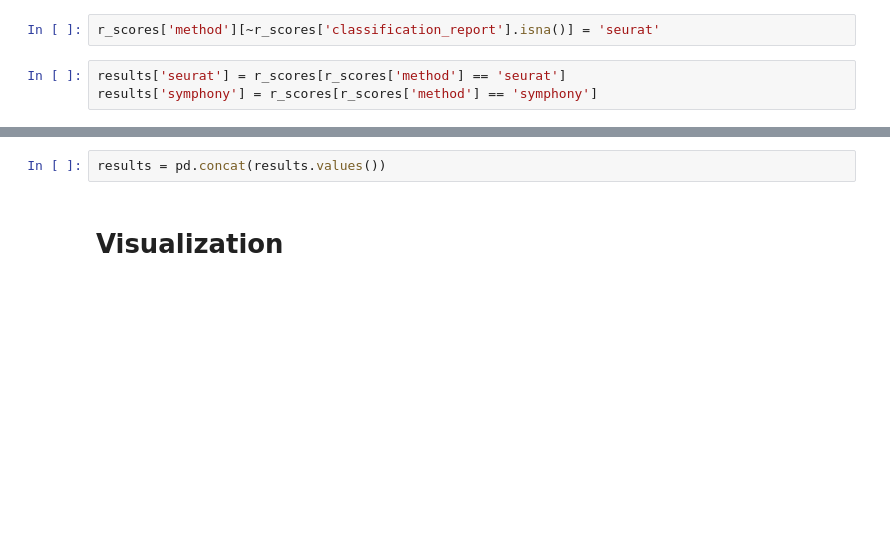
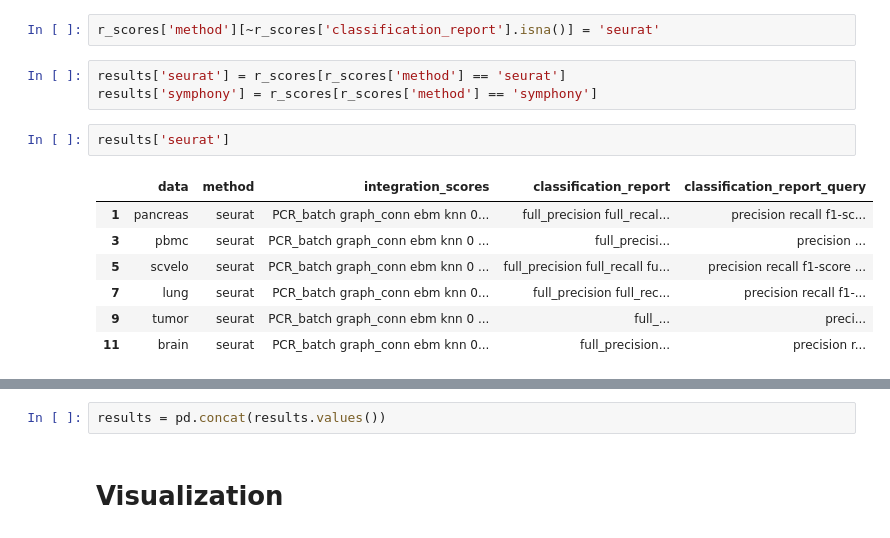
Before and after one commit to theislab/scPoli_reproduce, a Jupyter notebook: benchmarks/Benchmarks.ipynb, the cells around one changed output, grey strips where cells are left out. Cells and saved outputs as stored; diff of their text form; blank space fills up the shorter version.

```diff
--- a/benchmarks/Benchmarks.ipynb
+++ b/benchmarks/Benchmarks.ipynb
@@ -177,3 +202,13 @@ r_scores['method'][~r_scores['classification_report'].isna()] = 'seurat'
 # %%
 results['seurat'] = r_scores[r_scores['method'] == 'seurat']
 results['symphony'] = r_scores[r_scores['method'] == 'symphony']
+# %%
+results['seurat']
+# %% [output]
+|  | data | method | integration_scores | classification_report | classification_report_query |
+| 1 | pancreas | seurat | PCR_batch graph_conn ebm knn 0... | full_precision full_recal... | precision recall f1-sc... |
+| 3 | pbmc | seurat | PCR_batch graph_conn ebm knn 0 ... | full_precisi... | precision ... |
+| 5 | scvelo | seurat | PCR_batch graph_conn ebm knn 0 ... | full_precision full_recall fu... | precision recall f1-score ... |
+| 7 | lung | seurat | PCR_batch graph_conn ebm knn 0... | full_precision full_rec... | precision recall f1-... |
+| 9 | tumor | seurat | PCR_batch graph_conn ebm knn 0 ... | full_... | preci... |
+| 11 | brain | seurat | PCR_batch graph_conn ebm knn 0... | full_precision... | precision r... |
```
Also changed, not shown: parts of 10 cells of this notebook, 3 other files.
